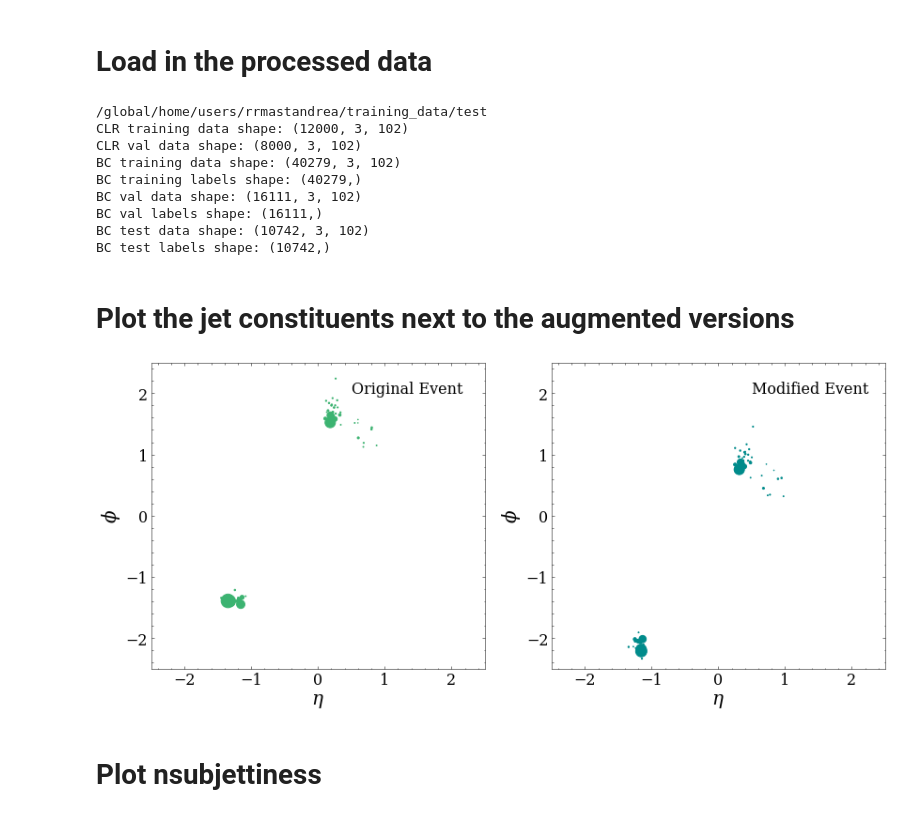
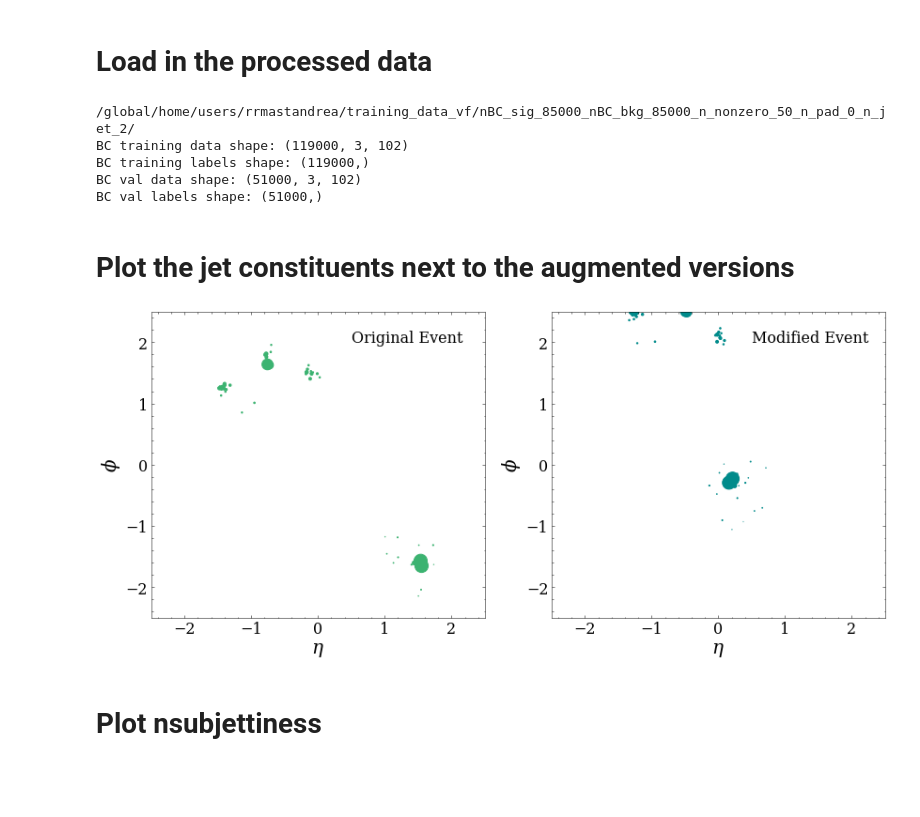
Before and after one commit to rmastand/JetCLR_AD, a Jupyter notebook: scripts/aug_testing.ipynb, the cells around one changed output. Saved outputs shown, nothing was run; the diff lists cells and outputs as text; code cells hidden in the pictures; blank space fills up the shorter version.

```diff
--- a/scripts/aug_testing.ipynb
+++ b/scripts/aug_testing.ipynb
@@ -29,35 +29,35 @@ from modules.jet_visualizers import plot_jets_phase_plane, plot_nsubs, plot_mj,
 # %% [markdown]
 # Load in the processed data
 # %%
-path_to_save_dir = "/global/home/users/rrmastandrea/training_data/"
+path_to_save_dir = "/global/home/users/rrmastandrea/training_data_vf/"
 
 
-save_id_dir = "n_sig_4030_n_bkg_8000_n_nonzero_50_n_pad_0_n_jet_2/"
-save_id_dir = "test"
+save_id_dir = "nBC_sig_85000_nBC_bkg_85000_n_nonzero_50_n_pad_0_n_jet_2/"
+
 grading = 50
 
 path_to_data = path_to_save_dir+save_id_dir
 print(path_to_data)
 
 
-clr_train = np.load(path_to_data+"clr_train.npy")
-clr_val = np.load(path_to_data+"clr_val.npy")
+#clr_train = np.load(path_to_data+"clr_train.npy")
+#clr_val = np.load(path_to_data+"clr_val.npy")
 data_train = np.load(path_to_data+"data_train.npy")
 labels_train = np.load(path_to_data+"labels_train.npy")
 data_val = np.load(path_to_data+"data_val.npy")
 labels_val = np.load(path_to_data+"labels_val.npy")
-data_test_f = np.load(path_to_data+"data_test_f.npy")
-labels_test_f = np.load(path_to_data+"labels_test_f.npy")
+#data_test_f = np.load(path_to_data+"data_test_f.npy")
+#labels_test_f = np.load(path_to_data+"labels_test_f.npy")
 
 # print data dimensions
-print( "CLR training data shape: " + str( clr_train.shape ), flush=True)
-print( "CLR val data shape: " + str( clr_val.shape ), flush=True)
+#print( "CLR training data shape: " + str( clr_train.shape ), flush=True)
+#print( "CLR val data shape: " + str( clr_val.shape ), flush=True)
 print( "BC training data shape: " + str( data_train.shape ), flush=True)
 print( "BC training labels shape: " + str( labels_train.shape ), flush=True)
 print( "BC val data shape: " + str( data_val.shape ), flush=True)
 print( "BC val labels shape: " + str( labels_val.shape ), flush=True)
-print( "BC test data shape: " + str( data_test_f.shape ), flush=True)
-print( "BC test labels shape: " + str( labels_test_f.shape ), flush=True)
+#print( "BC test data shape: " + str( data_test_f.shape ), flush=True)
+#print( "BC test labels shape: " + str( labels_test_f.shape ), flush=True)
 
 
 # Plot num constituents
@@ -72,15 +72,11 @@ def get_num_constits(dataset):
 
     return consits_list
 # %% [output]
-/global/home/users/rrmastandrea/training_data/test
-CLR training data shape: (12000, 3, 102)
-CLR val data shape: (8000, 3, 102)
-BC training data shape: (40279, 3, 102)
-BC training labels shape: (40279,)
-BC val data shape: (16111, 3, 102)
-BC val labels shape: (16111,)
-BC test data shape: (10742, 3, 102)
-BC test labels shape: (10742,)
+/global/home/users/rrmastandrea/training_data_vf/nBC_sig_85000_nBC_bkg_85000_n_nonzero_50_n_pad_0_n_jet_2/
+BC training data shape: (119000, 3, 102)
+BC training labels shape: (119000,)
+BC val data shape: (51000, 3, 102)
+BC val labels shape: (51000,)
 # %% [markdown]
 # Plot the jet constituents next to the augmented versions
 # %%
@@ -88,39 +84,41 @@ BC test labels shape: (10742,)
 
 #high_mass_consits_wjet_deltaJ1 = np.load(path_to_data_storage+"50_jets_J1_pi_2.npy")
 
-max_pt = np.max(clr_train[0][0])
+max_pt = np.max(data_val[0][0])
 ptcm = 5*max_pt
 
 rot = True
-trs = False
+trs = True
 trsw = .5
 dis = True
 ptst = .1
 col = True
 ptcm = .1
 
 np.random.seed(0)
 
 
 
-orig_events, mod_events = apply_single_jet_augs(clr_train, 2, "J1_phi_only_pi_2", rot, trs, dis, col)
+orig_events, mod_events = apply_single_jet_augs(data_val, 2, "J1_phi_only_pi_2", rot, trs, dis, col)
 
 
 mod_events = shift_phi(mod_events)
 mod_events = shift_eta(mod_events)
 
 
-for index_to_plot in range(20,21):
+
+
+for index_to_plot in range(13,14):
 
     fig = plot_jets_phase_plane(orig_events[index_to_plot], mod_events[index_to_plot], .5, xlims=(-2.5,2.5), ylims=(-2.5,2.5))
 
 
-img_name = "phase_plane.pdf"
+img_name = "figures/phase_plane.pdf"
 pp = PdfPages(img_name)
 pp.savefig(fig)
 pp.close()
 # %% [output]
-[figure, old version]
+[figure, new version]
 # %% [markdown]
 # Plot nsubjettiness
 # %%
```
Also changed, not shown: parts of 1 cell of this notebook, 11 other files.
